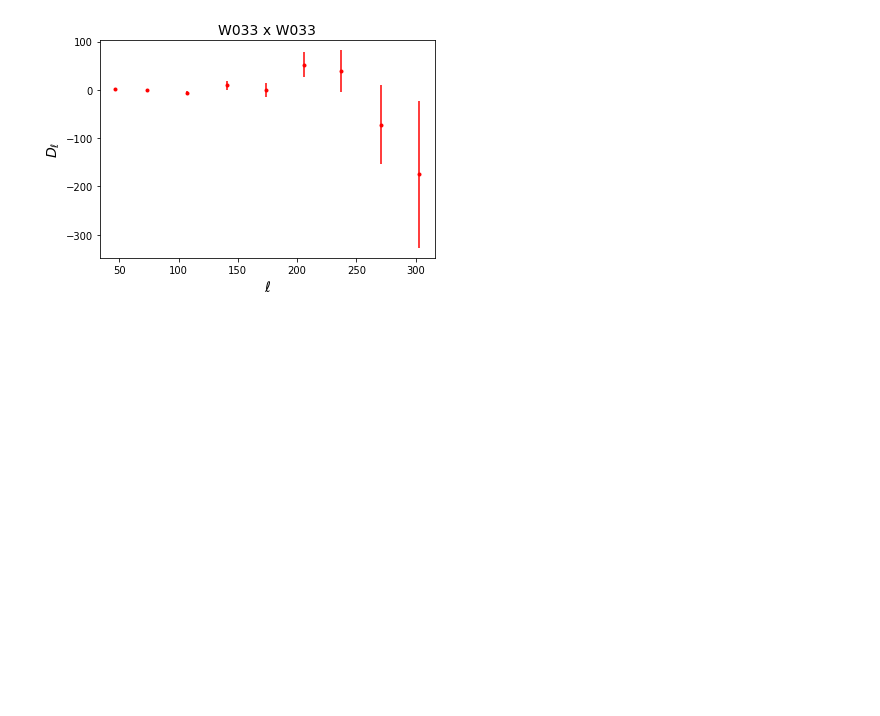
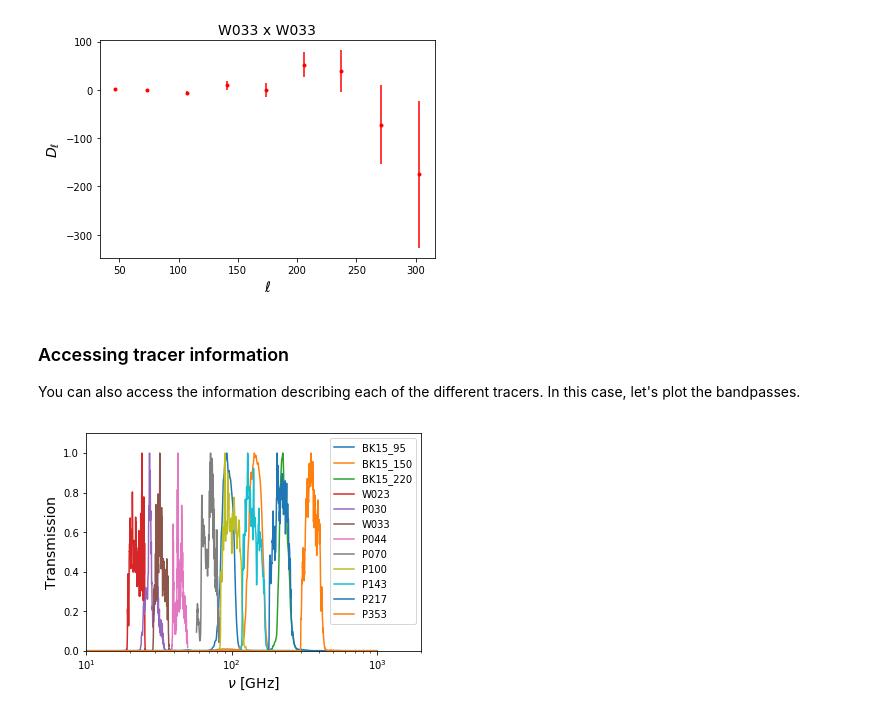
Before and after one commit to LSSTDESC/sacc, a Jupyter notebook: examples/SACC_read.ipynb, the cells around one changed output. Saved outputs shown, nothing was run; the diff lists cells and outputs as text; code cells hidden in the pictures; blank space fills up the shorter version.

Commit message:
added bandpasses in example

```diff
--- a/examples/SACC_read.ipynb
+++ b/examples/SACC_read.ipynb
@@ -67,3 +67,21 @@ plt.show()
 [figure]
 [figure]
 [figure]
+# %% [markdown]
+### Accessing tracer information
+
+You can also access the information describing each of the different tracers. In this case, let's plot the bandpasses.
+# %%
+plt.figure()
+# Loop through tracers
+for tn,t in s.tracers.items():
+    plt.plot(t.nu,t.bpss_nu/np.amax(t.bpss_nu),label=tn)
+plt.xscale('log')
+plt.legend(loc='upper right')
+plt.ylim([0,1.1])
+plt.xlim([10,2000])
+plt.xlabel('$\\nu\\,\\,[{\\rm GHz}]$',fontsize=14)
+plt.ylabel('Transmission',fontsize=14)
+plt.show()
+# %% [output]
+[figure, added]
```
